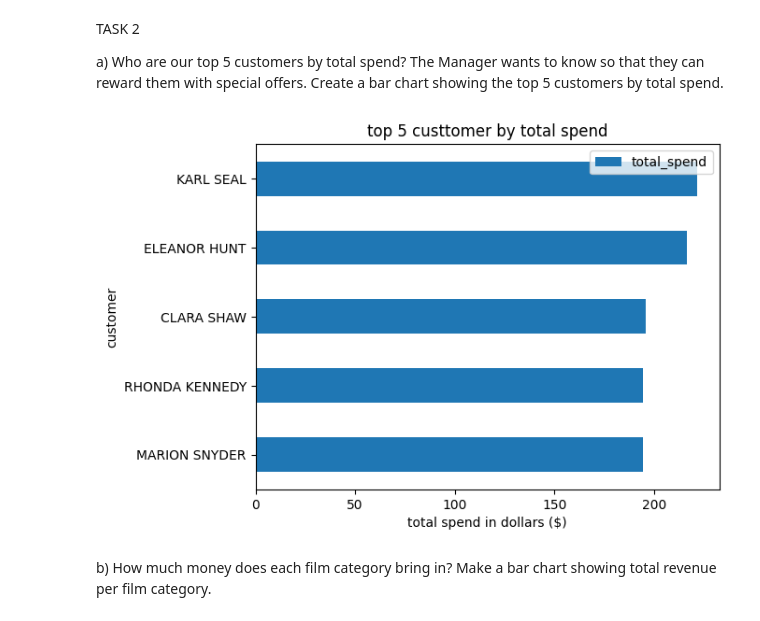
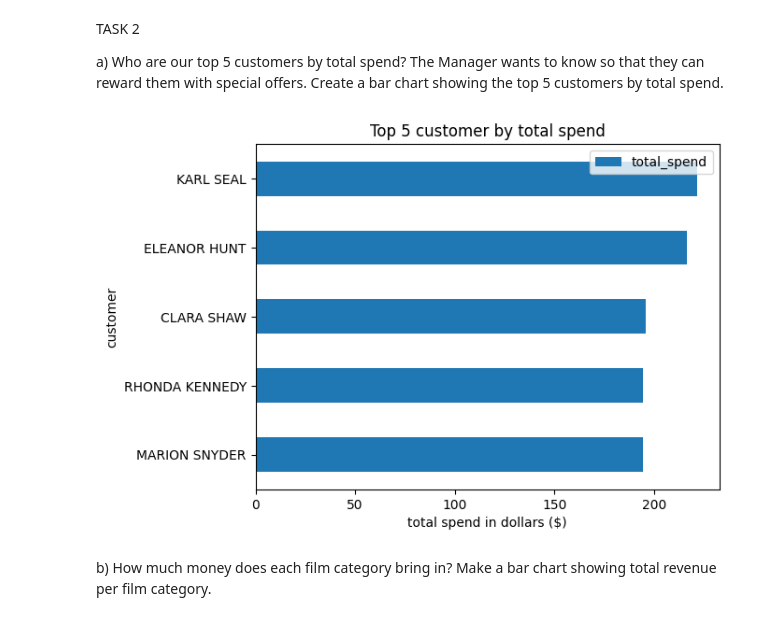
Before and after one commit to mulisictarik/sakila_lab_tarik_mulisic, a Jupyter notebook: lab.ipynb, the cells around one changed output. Drawn from its saved outputs; the diff is of its cells as text; code cells hidden in the pictures.

```diff
--- a/lab.ipynb
+++ b/lab.ipynb
@@ -269,30 +269,30 @@ with special offers. Create a bar chart showing the top 5 customers by total spe
 # %%
 top5=query_sakila("""SELECT
              c.customer_id,
              c.first_name || ' ' || c.last_name AS customer,
             SUM(p.amount) AS total_spend
              FROM customer c
              JOIN payment p
              ON  c.customer_id = p.customer_id
              GROUP BY
              c.customer_id,
              c.first_name,
              c.last_name
              ORDER BY SUM(p.amount) DESC
              LIMIT 5;
 """)
 
 ax = top5.plot(
     kind="barh",
     x="customer",
     y="total_spend",
-    title="top 5 custtomer by total spend",
+    title="Top 5 customer by total spend",
     xlabel="total spend in dollars ($)",
 )
 
 ax.invert_yaxis()
 # %% [output]
-[figure, old version]
+[figure, new version]
 # %% [markdown]
 b) How much money does each film category bring in? Make a bar chart showing total revenue per film
 category.
```
Also changed, not shown: parts of 4 cells of this notebook, 2 other files.
